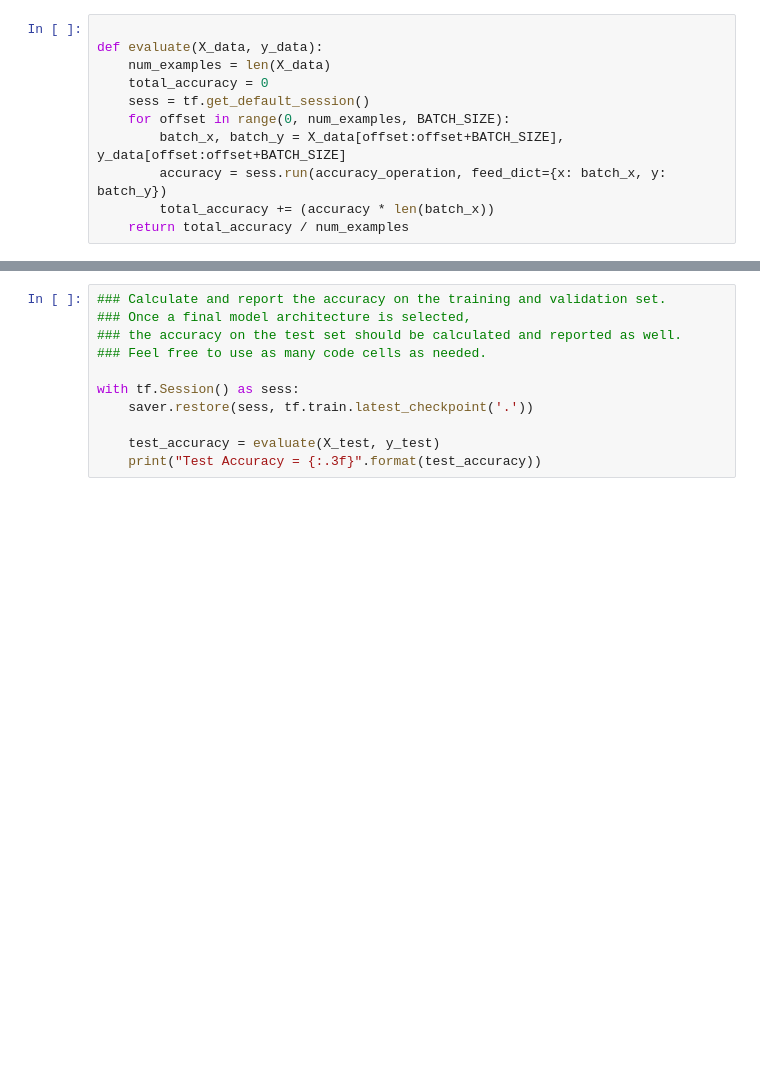
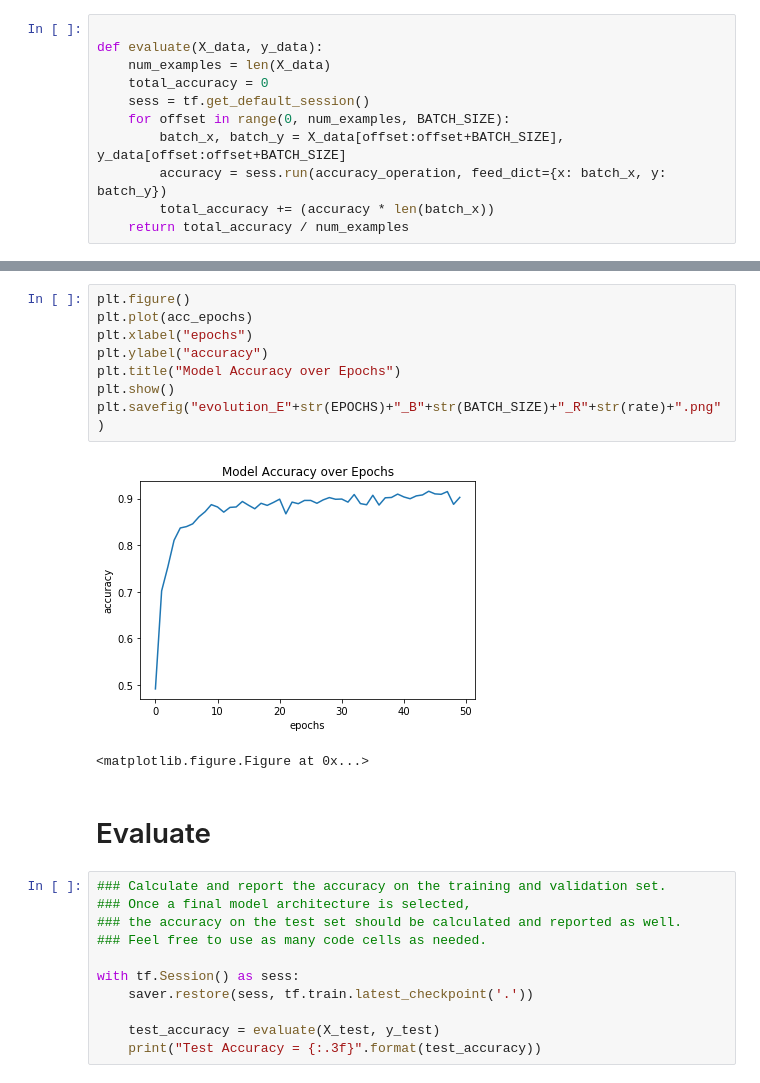
Before and after one commit to bgcarvalho/CarND-Term1-P2, a Jupyter notebook: Notebook.ipynb, the cells around one changed output, grey strips where cells are left out. Saved outputs shown, nothing was run; the diff lists cells and outputs as text; blank space fills up the shorter version.

```diff
--- a/Notebook.ipynb
+++ b/Notebook.ipynb
@@ -372,3 +413,16 @@ Evaluate
+# %%
+plt.figure()
+plt.plot(acc_epochs)
+plt.xlabel("epochs")
+plt.ylabel("accuracy")
+plt.title("Model Accuracy over Epochs")
+plt.show()
+plt.savefig("evolution_E"+str(EPOCHS)+"_B"+str(BATCH_SIZE)+"_R"+str(rate)+".png")
+# %% [output]
+[figure, added]
+<matplotlib.figure.Figure at 0x...>
+# %% [markdown]
+# Evaluate
 # %%
 ### Calculate and report the accuracy on the training and validation set.
 ### Once a final model architecture is selected,
```
Also changed, not shown: parts of 7 cells of this notebook.
